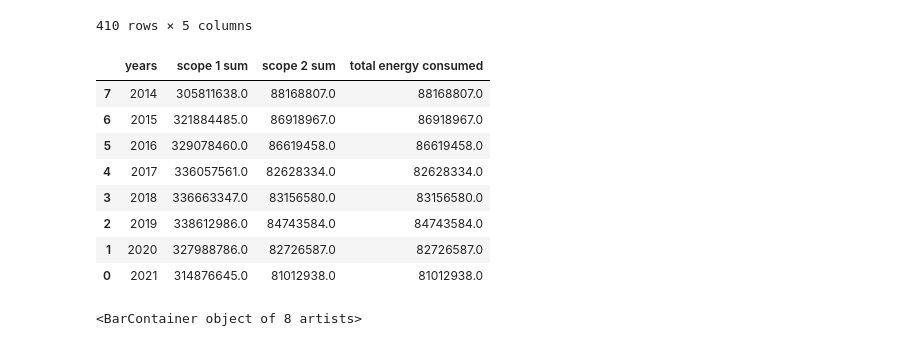
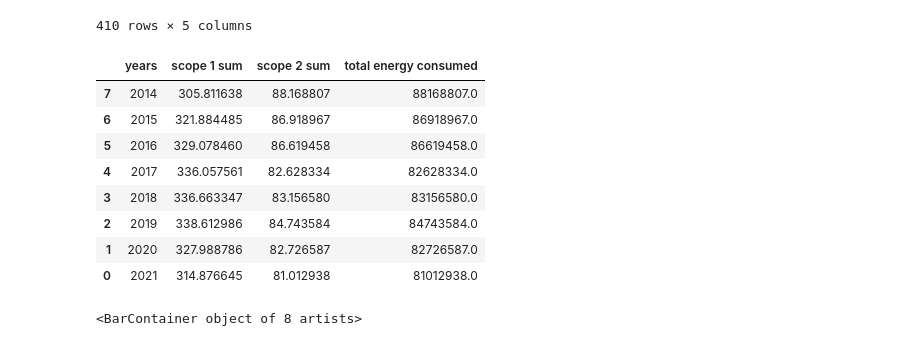
Before and after one commit to dmc-au/ausclimate, a Jupyter notebook: Data/NGER_corporate_data_wrangle.ipynb, the cells around one changed output. Cells and saved outputs as stored; diff of their text form; code cells hidden in the pictures.

```diff
--- a/Data/NGER_corporate_data_wrangle.ipynb
+++ b/Data/NGER_corporate_data_wrangle.ipynb
@@ -253,35 +253,37 @@ dfs = [
 # %%
 # Dataframe of corporate emissions 2013-2021
 years = [
     '2021','2020','2019',
     '2018','2017','2016',
     '2015','2014'#,'2013'
 ]
-s1 = [pd.to_numeric(pd.DataFrame(df).iloc[:,2], errors='coerce').sum() for df in dfs]
-s2 = [pd.to_numeric(pd.DataFrame(df).iloc[:,3], errors='coerce').sum() for df in dfs]
+BASELINE = 1_000_000
+s1 = [pd.to_numeric(pd.DataFrame(df).iloc[:,2], errors='coerce').sum()/BASELINE for df in dfs]
+s2 = [pd.to_numeric(pd.DataFrame(df).iloc[:,3], errors='coerce').sum()/BASELINE for df in dfs]
 total_energy = [pd.to_numeric(pd.DataFrame(df).iloc[:,3], errors='coerce').sum() for df in dfs]
 
 # s1.append(pd.to_numeric(pd.DataFrame(df2013).iloc[:,1], errors='coerce').sum())
 # s2.append(pd.to_numeric(pd.DataFrame(df2013).iloc[:,2], errors='coerce').sum())
 # total_energy.append(pd.to_numeric(pd.DataFrame(df2013).iloc[:,3], errors='coerce').sum())
 
 df_total = pd.DataFrame(data={
     'years': years,
     'scope 1 sum': s1,
     'scope 2 sum': s2,
     'total energy consumed': total_energy
 }).loc[::-1]
+df_total.to_csv('./NGER/Corporate/total_corporate.csv', index=False)
 df_total
 # %% [output]
 |  | years | scope 1 sum | scope 2 sum | total energy consumed |
-| 7 | 2014 | 305811638.0 | 88168807.0 | 88168807.0 |
-| 6 | 2015 | 321884485.0 | 86918967.0 | 86918967.0 |
-| 5 | 2016 | 329078460.0 | 86619458.0 | 86619458.0 |
-| 4 | 2017 | 336057561.0 | 82628334.0 | 82628334.0 |
-| 3 | 2018 | 336663347.0 | 83156580.0 | 83156580.0 |
-| 2 | 2019 | 338612986.0 | 84743584.0 | 84743584.0 |
-| 1 | 2020 | 327988786.0 | 82726587.0 | 82726587.0 |
-| 0 | 2021 | 314876645.0 | 81012938.0 | 81012938.0 |
+| 7 | 2014 | 305.811638 | 88.168807 | 88168807.0 |
+| 6 | 2015 | 321.884485 | 86.918967 | 86918967.0 |
+| 5 | 2016 | 329.078460 | 86.619458 | 86619458.0 |
+| 4 | 2017 | 336.057561 | 82.628334 | 82628334.0 |
+| 3 | 2018 | 336.663347 | 83.156580 | 83156580.0 |
+| 2 | 2019 | 338.612986 | 84.743584 | 84743584.0 |
+| 1 | 2020 | 327.988786 | 82.726587 | 82726587.0 |
+| 0 | 2021 | 314.876645 | 81.012938 | 81012938.0 |
 # %%
 # Total scope 1 & 2 CO2
 total_scope_sum = df_total['scope 1 sum'] + df_total['scope 2 sum']
```
Also changed, not shown: 3 other files.
